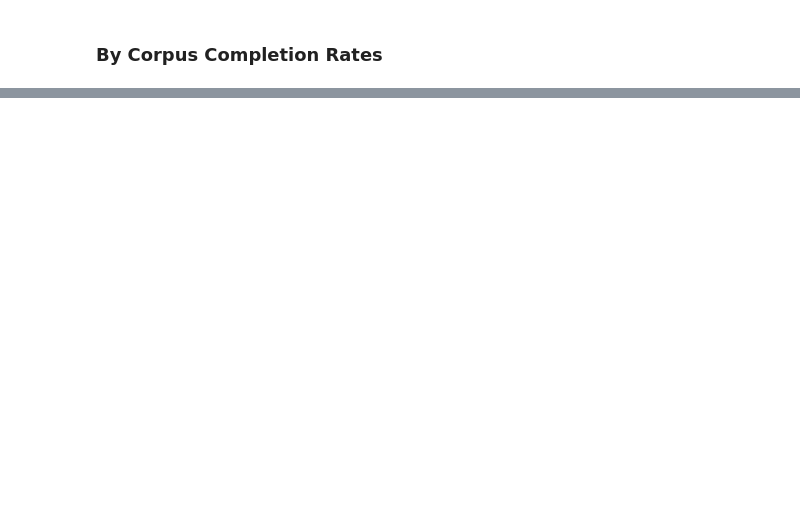
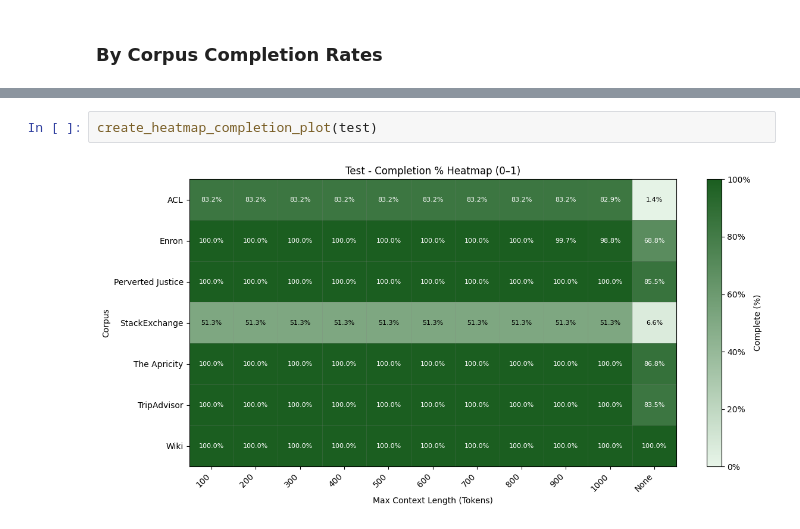
Before and after one commit to BenJCross1995/n-gram-av-methods, a Jupyter notebook: notebooks/analysis/Completion Rates.ipynb, the cells around one changed output, grey strips where cells are left out. Drawn from its saved outputs; the diff is of its cells as text; blank space fills up the shorter version.

```diff
--- a/notebooks/analysis/Completion Rates.ipynb
+++ b/notebooks/analysis/Completion Rates.ipynb
@@ -293,0 +333,4 @@ plt.show()
+# %%
+create_heatmap_completion_plot(test)
+# %% [output]
+[figure, added]
```
Also changed, not shown: parts of 9 cells of this notebook, 12 other files.
